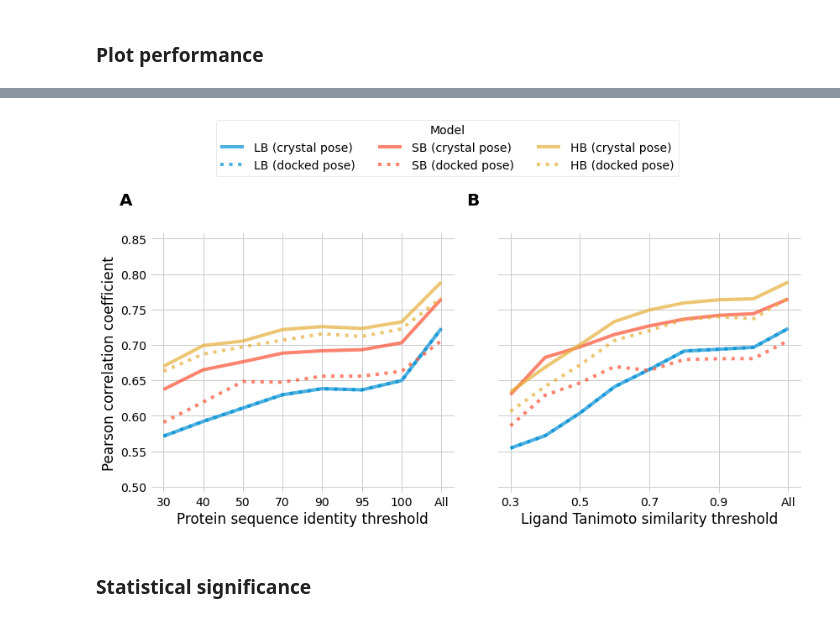
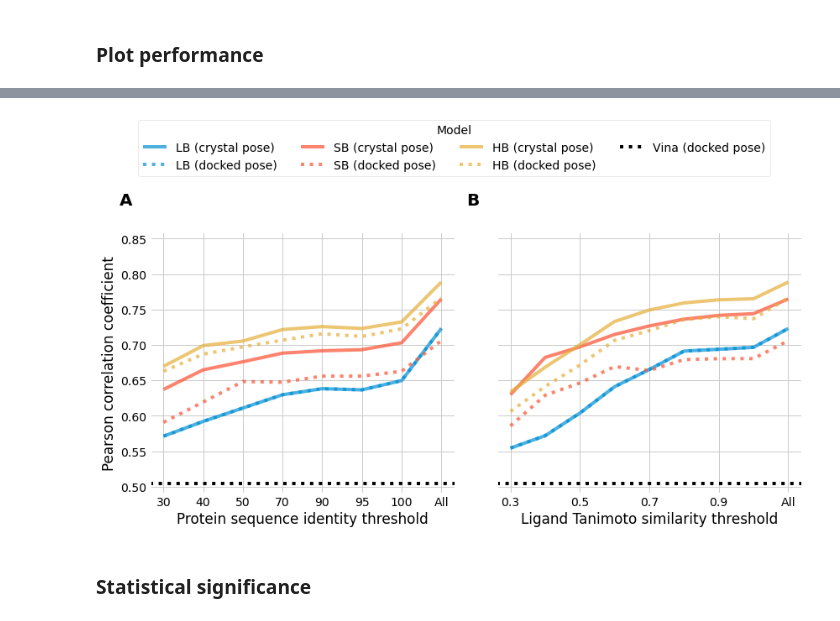
Before and after one commit to FBoyles/learning-from-docked-poses, a Jupyter notebook: notebooks/pdbbind_validation.ipynb, the cells around one changed output, grey strips where cells are left out. Cells and saved outputs as stored; diff of their text form; code cells hidden in the pictures.

```diff
--- a/notebooks/pdbbind_validation.ipynb
+++ b/notebooks/pdbbind_validation.ipynb
@@ -286,3 +332,6 @@ for f in feature_sets:
     max_score_pearsonr_ts[f] = pd.Series(max_score_pearsonr_ts[f])
 # %% [markdown]
 ### Plot performance
+# %%
+max_score_pearsonr_ci_lower = {f: pd.Series({c: max_score_pearsonr_ci[f][c][0] for c in max_score_pearsonr_ci[f]}) for f in max_score_pearsonr_ci}
+max_score_pearsonr_ci_upper = {f: pd.Series({c: max_score_pearsonr_ci[f][c][1] for c in max_score_pearsonr_ci[f]}) for f in max_score_pearsonr_ci}
@@ -289,29 +354,62 @@ for f in feature_sets:
+# %%
+fig, (ax1, ax2) = plt.subplots(1,2,figsize=(12,6),sharey=True)
+
+colours = ['#008fd5', '#fc4f30', '#e5ae38']
+
+for f, c in zip(pearsonr_crystal, colours):
+    pearsonr_crystal[f].plot(ax=ax1, label=f+' (crystal pose)', alpha=0.7, color=c)
+    max_score_pearsonr[f].plot(ax=ax1, label=f+' (docked pose)', alpha=0.7, linestyle=':', color=c)
+    ax1.fill_between(x=ax1.get_xticks()[1:-1], y1=max_score_pearsonr_ci_lower[f].values, y2=max_score_pearsonr_ci_upper[f].values, color=c, alpha=0.6)
+
+ax1.set_ylim(0.49, 0.86)
+ax1.set_xlabel('Protein sequence identity threshold')
+ax1.set_ylabel('Pearson correlation coefficient')
+
+for f, c in zip(pearsonr_crystal_ts, colours):
+    pearsonr_crystal_ts[f].plot(ax=ax2, label=f+' (crystal pose)', alpha=0.7, color=c)
+    max_score_pearsonr_ts[f].plot(ax=ax2, label=f+' (docked pose)', alpha=0.7,linestyle=':', color=c)
+ax2.set_xlabel('Ligand Tanimoto similarity threshold')
+ax2.set_ylabel('Pearson correlation coefficient')
+
+ax1.axhline(y=pearsonr_vina_docked, label='Vina (docked pose)', color='k', linestyle=':')
+ax2.axhline(y=pearsonr_vina_docked, label='Vina (docked pose)', color='k', linestyle=':')
+
+for ax, annotation in zip((ax1,ax2), ['A', 'B']):
+    ax.text(-0.1, 1.1, annotation, transform=ax.transAxes, size=20, weight='bold')
+fig.tight_layout()
+ax1.legend(title='Model', bbox_to_anchor=(2.05, 1.45), ncol=4)
+
+fig.savefig('../figures/CASF_pearsonr_crystal_dock.png', dpi=350, bbox_inches='tight')
 # %%
 fig, (ax1, ax2) = plt.subplots(1,2,figsize=(12,6),sharey=True)
 
 colours = ['#008fd5', '#fc4f30', '#e5ae38']
 
 for f, c in zip(pearsonr_crystal, colours):
     pearsonr_crystal[f].plot(ax=ax1, label=f+' (crystal pose)', alpha=0.7, color=c)
     max_score_pearsonr[f].plot(ax=ax1, label=f+' (docked pose)', alpha=0.7, linestyle=':', color=c)
 
 ax1.set_ylim(0.49, 0.86)
 ax1.set_xlabel('Protein sequence identity threshold')
 ax1.set_ylabel('Pearson correlation coefficient')
 
 for f, c in zip(pearsonr_crystal_ts, colours):
     pearsonr_crystal_ts[f].plot(ax=ax2, label=f+' (crystal pose)', alpha=0.7, color=c)
     max_score_pearsonr_ts[f].plot(ax=ax2, label=f+' (docked pose)', alpha=0.7,linestyle=':', color=c)
 ax2.set_xlabel('Ligand Tanimoto similarity threshold')
 ax2.set_ylabel('Pearson correlation coefficient')
+
+ax1.axhline(y=pearsonr_vina_docked, label='Vina (docked pose)', color='k', linestyle=':')
+ax2.axhline(y=pearsonr_vina_docked, label='Vina (docked pose)', color='k', linestyle=':')
+
 for ax, annotation in zip((ax1,ax2), ['A', 'B']):
     ax.text(-0.1, 1.1, annotation, transform=ax.transAxes, size=20, weight='bold')
 fig.tight_layout()
-ax1.legend(title='Model', bbox_to_anchor=(1.75, 1.45), ncol=3)
+ax1.legend(title='Model', bbox_to_anchor=(2.05, 1.45), ncol=4)
 
 fig.savefig('../figures/CASF_pearsonr_crystal_dock.png', dpi=350, bbox_inches='tight')
 # %% [output]
-[figure, old version]
+[figure, new version]
 # %% [markdown]
 ### Statistical significance
 # %%
```
Also changed, not shown: parts of 28 cells of this notebook, 55 other files.
